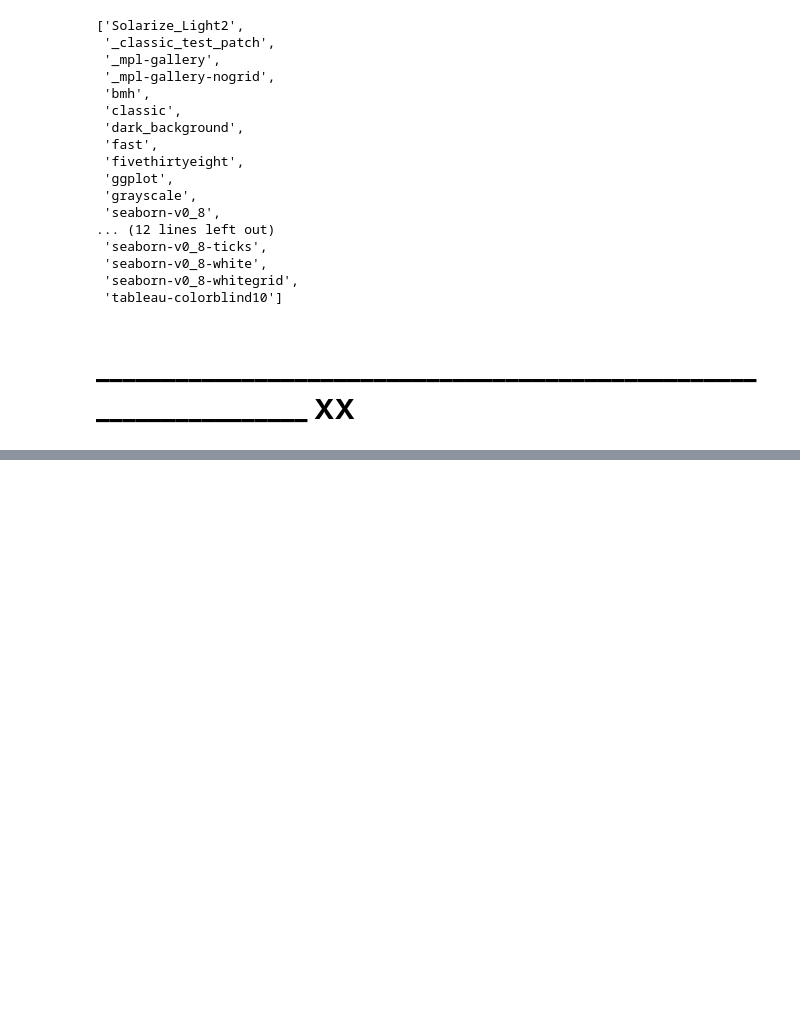
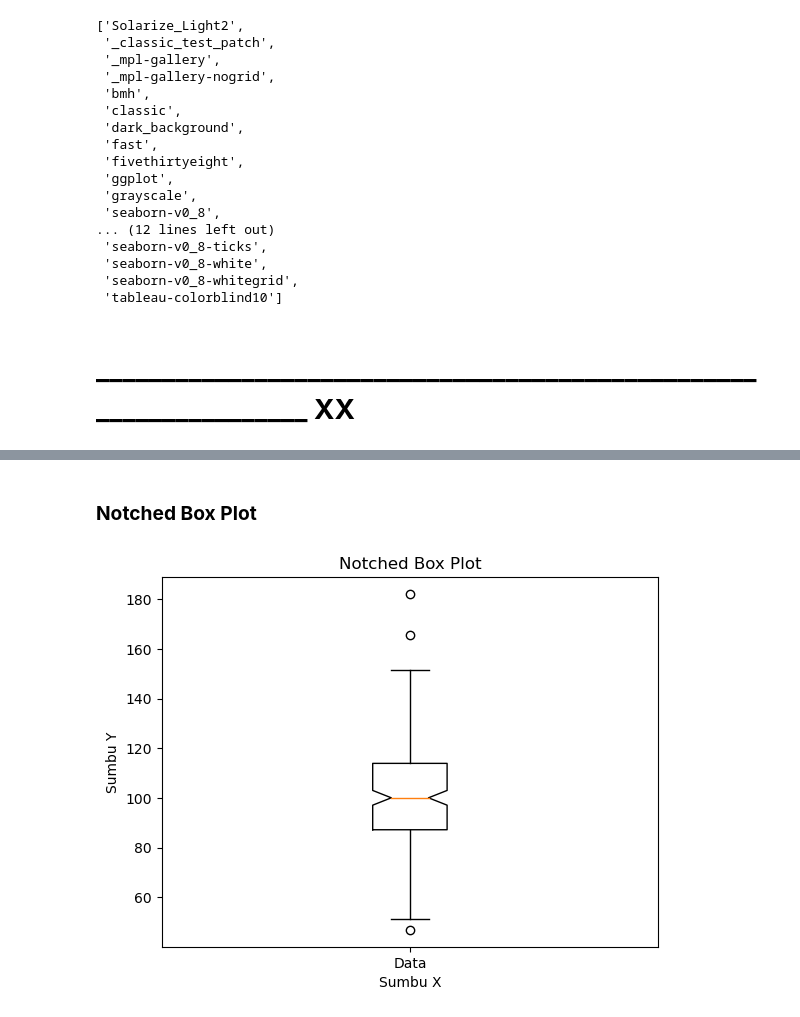
Before and after one commit to Edy-Mochamad/Learn-visualization-data, a Jupyter notebook: pengenalan-Matplotlib.ipynb, the cells around one changed output, grey strips where cells are left out. Cells and saved outputs as stored; diff of their text form; code cells hidden in the pictures; blank space fills up the shorter version.

```diff
--- a/pengenalan-Matplotlib.ipynb
+++ b/pengenalan-Matplotlib.ipynb
@@ -870,0 +910,12 @@ plt.style.available
+# %% [markdown]
+### **Notched  Box Plot**
+# %%
+plt.boxplot(data, labels = ['Data'], notch = True) #cukup tambahkan parameter 'notch ='
+
+plt.xlabel('Sumbu X')
+plt.ylabel('Sumbu Y')
+plt.title('Notched Box Plot')
+
+plt.show()
+# %% [output]
+[figure, added]
```
Also changed, not shown: parts of 11 cells of this notebook.
